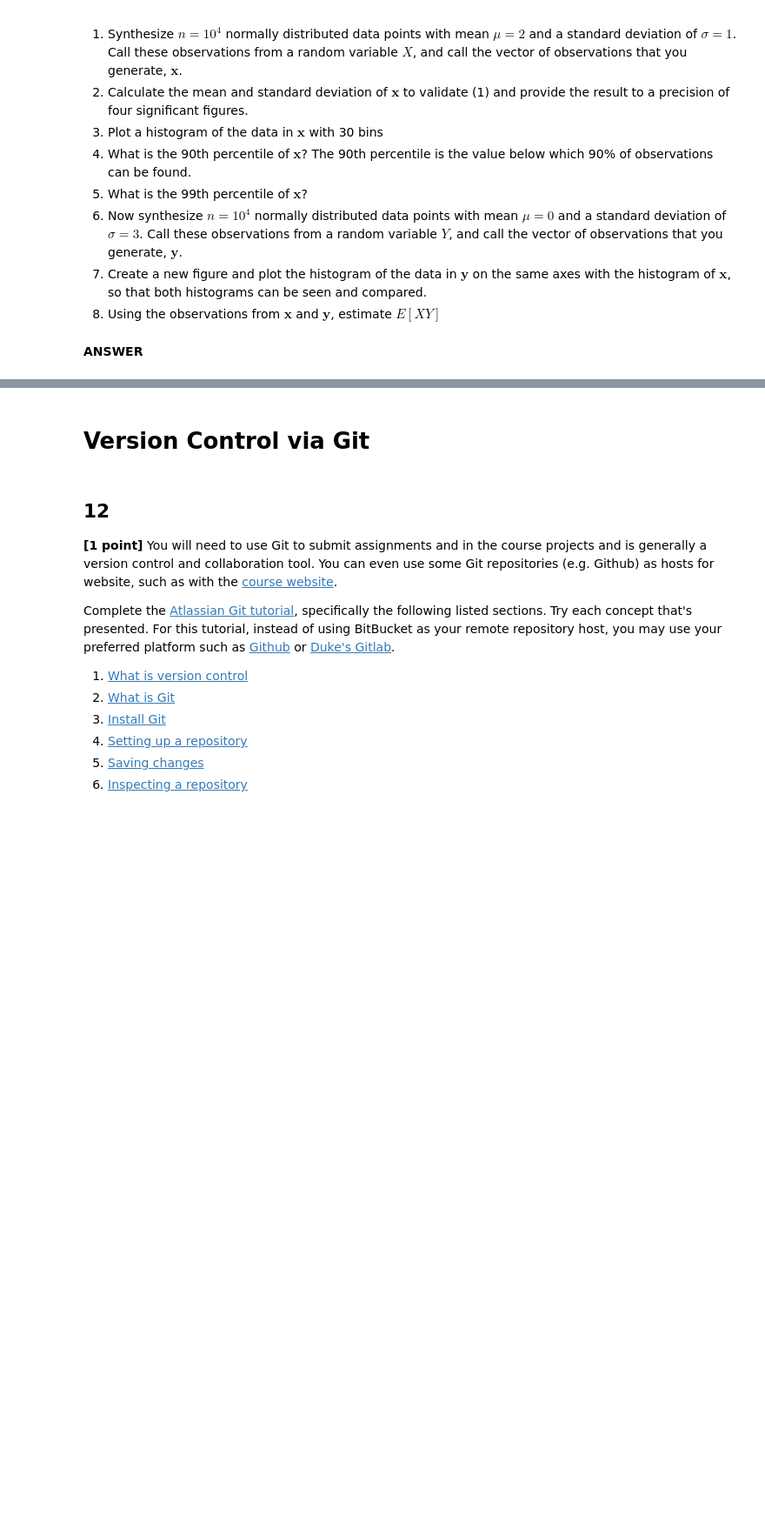
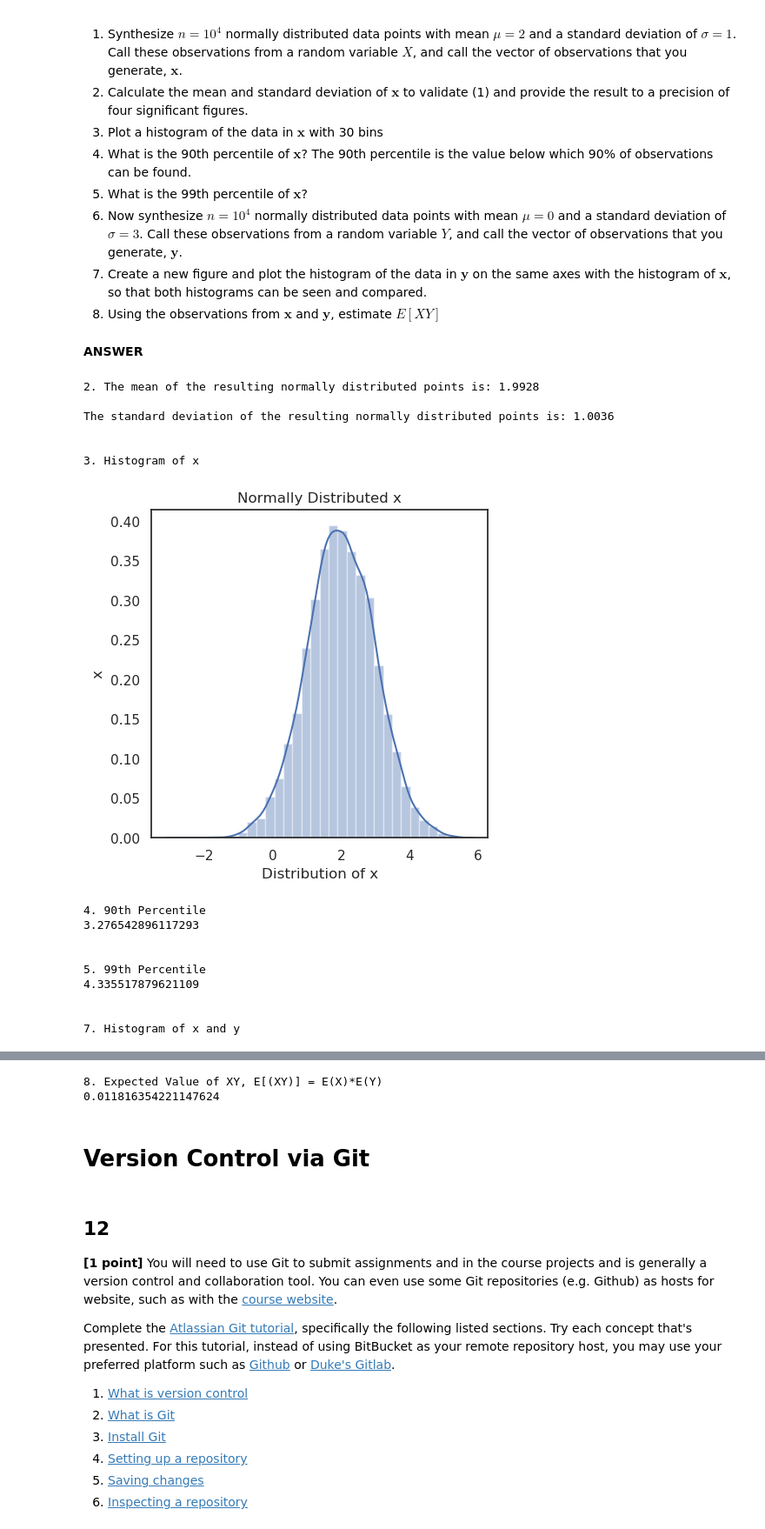
Before and after one commit to ravitashaw/ids705, a Jupyter notebook: assignment1/Assignment_1.ipynb, the cells around one changed output, grey strips where cells are left out. Shown at 87% size. Saved outputs shown, nothing was run; the diff lists cells and outputs as text; code cells hidden in the pictures; blank space fills up the shorter version.

```diff
--- a/assignment1/Assignment_1.ipynb
+++ b/assignment1/Assignment_1.ipynb
@@ -922,3 +783,79 @@ The vectorized code is 652.4031499057247 times faster than the vectorized code
 8. Using the observations from $\textbf{x}$ and $\textbf{y}$, estimate $E[XY]$
 # %% [markdown]
 **ANSWER**
+# %%
+import numpy as np
+import pandas as pd
+import seaborn as sns
+import matplotlib.pyplot as plt
+
+mu, sigma, n = 2, 1, 10**4 # mean and standard deviation
+
+#Generate the randomly distributed data points with mean and standard deviation
+x = np.random.normal(2, 1, 10**4)
+
+#Calculate mean
+mean = np.mean(x)
+print('2. The mean of the resulting normally distributed points is: '+str(round(mean, 4)))
+print('    ')
+#Calculate the Standard Deviation
+sd = np.std(x)
+print('The standard deviation of the resulting normally distributed points is: '+str(round(sd, 4)))
+print('    ')
+print('    ')
+
+print('3. Histogram of x')
+print('    ')
+fig1 = sns.distplot(x, bins=30, hist=True)
+plt.title('Normally Distributed x')
+plt.xlabel('Distribution of x')
+plt.ylabel('x')
+plt.show(fig)
+plt.clf()
+
+print('4. 90th Percentile')
+print(np.percentile(x, 90))
+print('    ')
+print('    ')
+
+print('5. 99th Percentile')
+print(np.percentile(x, 99))
+print('    ')
+print('    ')
+
+
+#Part 6
+#Generate the randomly distributed data points with mean and standard deviation
+mu, sigma, n = 0, 3, 10**4 # mean and standard deviation
+
+y = np.random.normal(0, 3, 10**4)
+
+print('7. Histogram of x and y')
+fig1 = sns.distplot(x, bins=30, hist=True)
+fig2 = sns.distplot(y, bins=30, hist=True)
+plt.title('Normally Distributed x and y')
+plt.xlabel('Distribution of x and y')
+plt.ylabel('x, y')
+plt.show([fig1, fig2])
+
+print('8. Expected Value of XY, E[(XY)] = E(X)*E(Y)')
+print(np.mean(x)*np.mean(y))
+print('    ')
+print('    ')
+# %% [output]
+2. The mean of the resulting normally distributed points is: 1.9928
+
+The standard deviation of the resulting normally distributed points is: 1.0036
+
+
+3. Histogram of x
+[figure, added]
+4. 90th Percentile
+3.276542896117293
+
+
+5. 99th Percentile
+4.335517879621109
+
+
+7. Histogram of x and y
@@ -925,3 +863,5 @@ The vectorized code is 652.4031499057247 times faster than the vectorized code
+8. Expected Value of XY, E[(XY)] = E(X)*E(Y)
+0.011816354221147624
 # %% [markdown]
 # Version Control via Git
 # %% [markdown]
```
Also changed, not shown: parts of 48 cells of this notebook.
